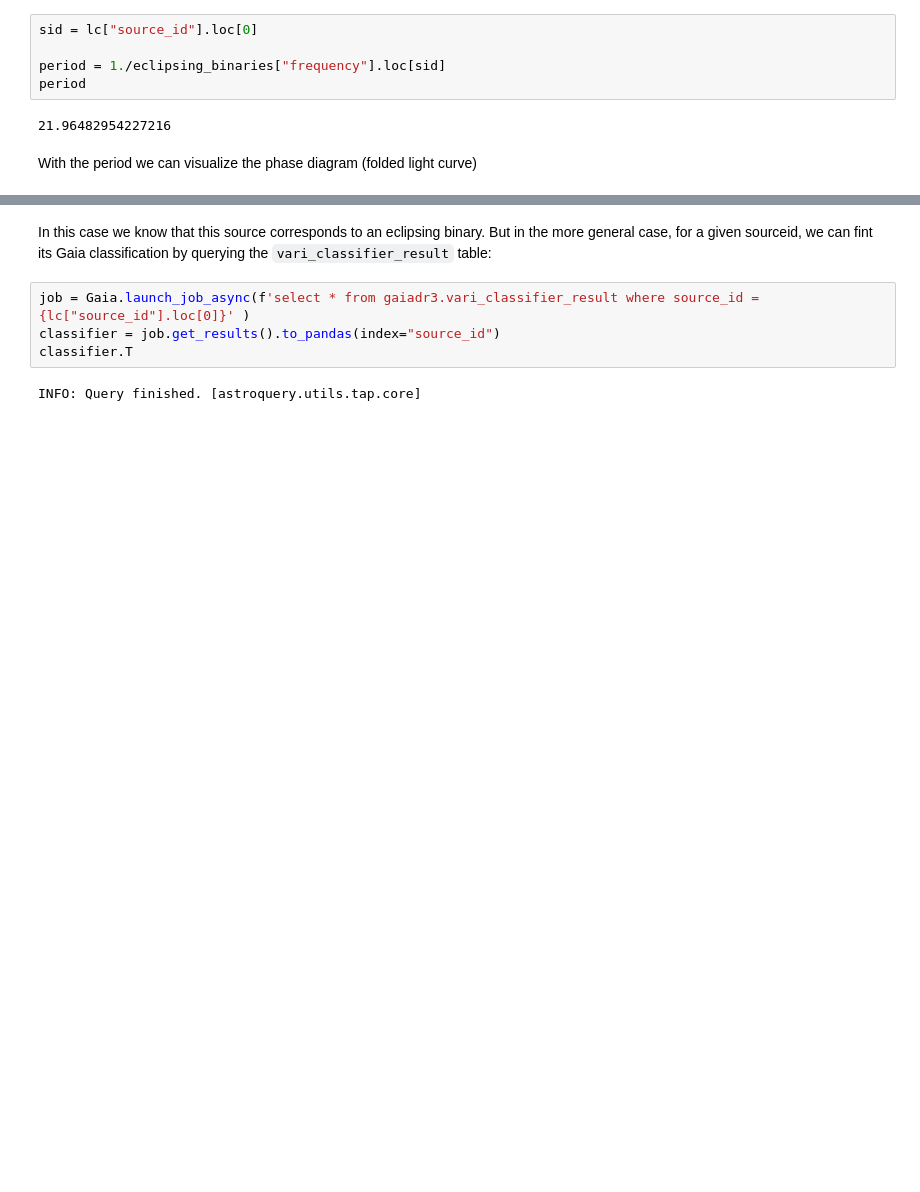
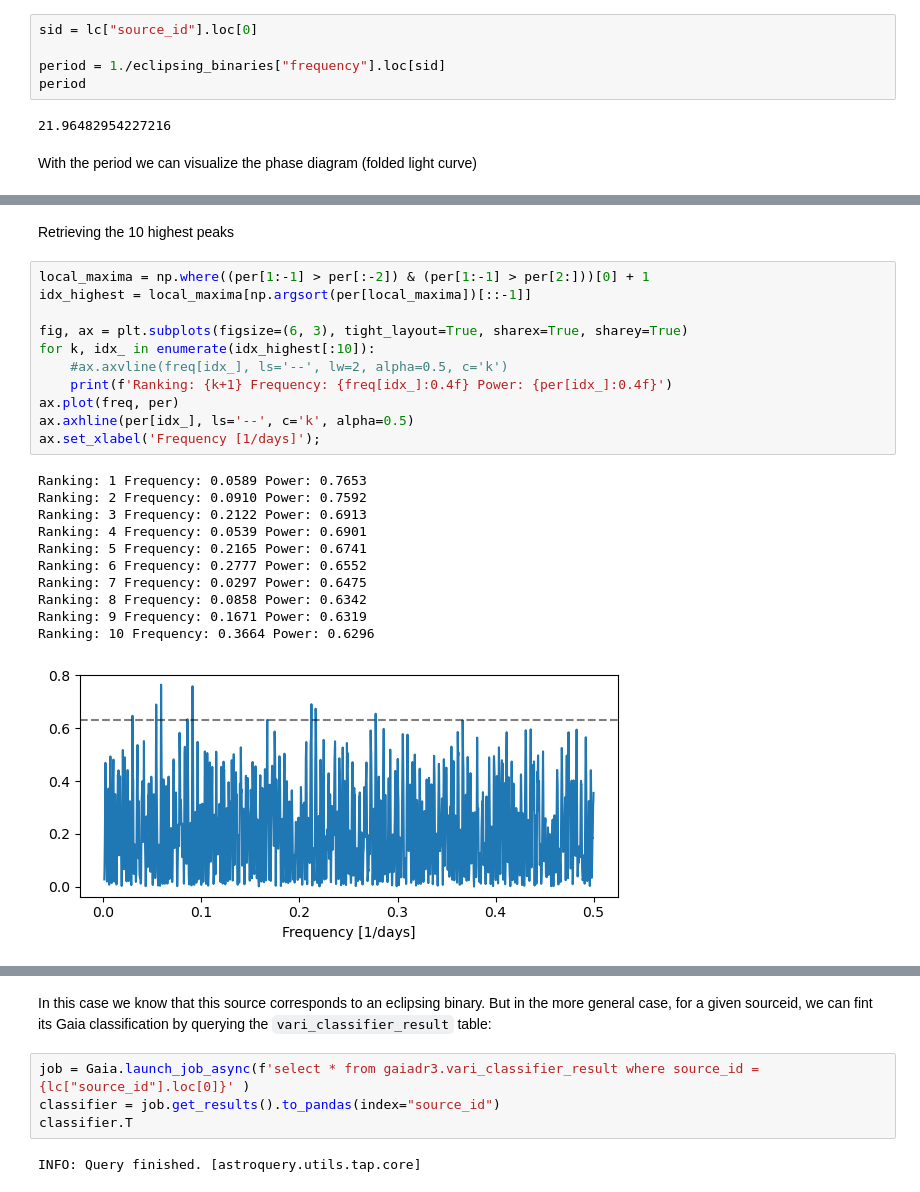
Before and after one commit to phuijse/gaia_query, a Jupyter notebook: query_gaia_tables.ipynb, the cells around one changed output, grey strips where cells are left out. Drawn from its saved outputs; the diff is of its cells as text; blank space fills up the shorter version.

```diff
--- a/query_gaia_tables.ipynb
+++ b/query_gaia_tables.ipynb
@@ -111,0 +159,25 @@ ax.legend();
+# %% [markdown]
+Retrieving the 10 highest peaks
+# %%
+local_maxima = np.where((per[1:-1] > per[:-2]) & (per[1:-1] > per[2:]))[0] + 1
+idx_highest = local_maxima[np.argsort(per[local_maxima])[::-1]]
+
+fig, ax = plt.subplots(figsize=(6, 3), tight_layout=True, sharex=True, sharey=True)
+for k, idx_ in enumerate(idx_highest[:10]):
+    #ax.axvline(freq[idx_], ls='--', lw=2, alpha=0.5, c='k')
+    print(f'Ranking: {k+1} Frequency: {freq[idx_]:0.4f} Power: {per[idx_]:0.4f}')
+ax.plot(freq, per)
+ax.axhline(per[idx_], ls='--', c='k', alpha=0.5)
+ax.set_xlabel('Frequency [1/days]');
+# %% [output]
+Ranking: 1 Frequency: 0.0589 Power: 0.7653
+Ranking: 2 Frequency: 0.0910 Power: 0.7592
+Ranking: 3 Frequency: 0.2122 Power: 0.6913
+Ranking: 4 Frequency: 0.0539 Power: 0.6901
+Ranking: 5 Frequency: 0.2165 Power: 0.6741
+Ranking: 6 Frequency: 0.2777 Power: 0.6552
+Ranking: 7 Frequency: 0.0297 Power: 0.6475
+Ranking: 8 Frequency: 0.0858 Power: 0.6342
+Ranking: 9 Frequency: 0.1671 Power: 0.6319
+Ranking: 10 Frequency: 0.3664 Power: 0.6296
+[figure, added]
```
Also changed, not shown: parts of 13 cells of this notebook, 2 other files.
